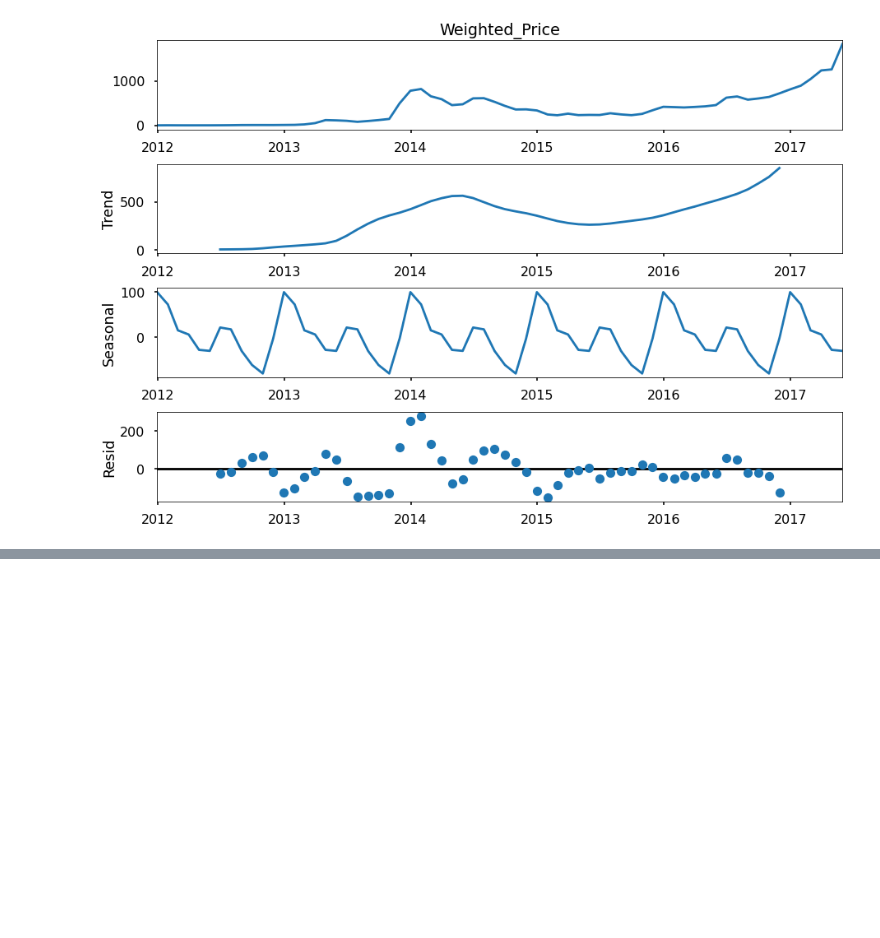
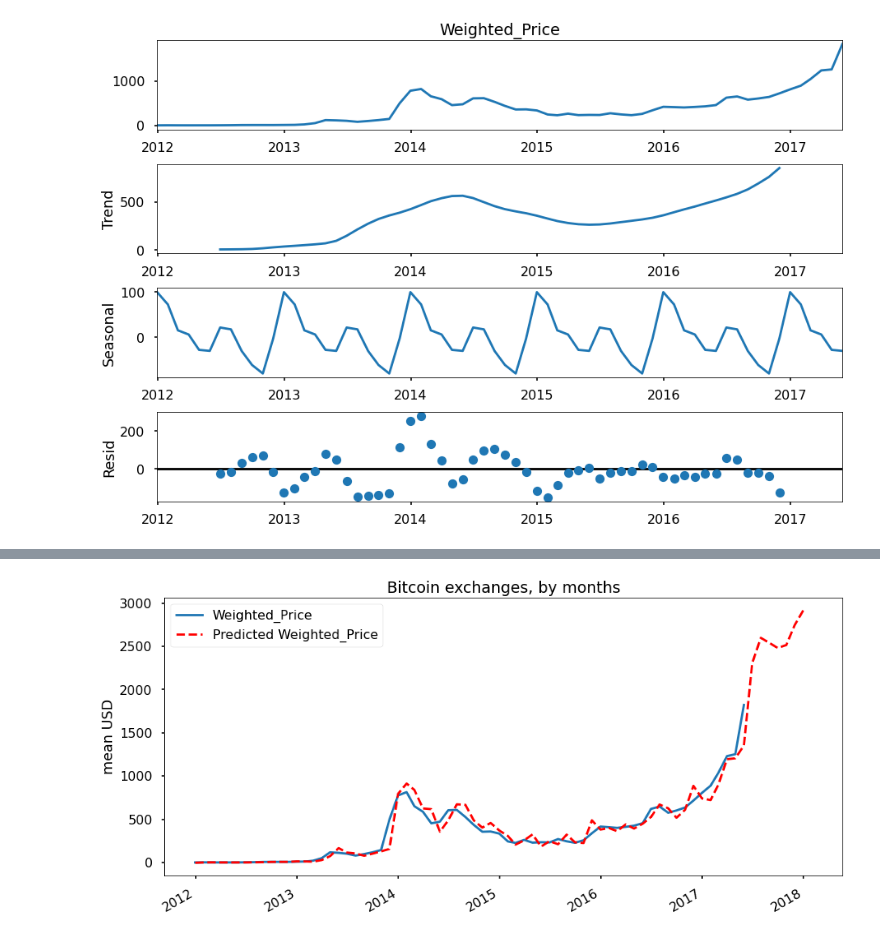
Before and after one commit to Rafa-77/Data-Analysis, a Jupyter notebook: 02 - Bitcoin Price Prediction/ARIMAmain.ipynb, the cells around one changed output, grey strips where cells are left out. Saved outputs shown, nothing was run; the diff lists cells and outputs as text; code cells hidden in the pictures; blank space fills up the shorter version.

```diff
--- a/02 - Bitcoin Price Prediction/ARIMAmain.ipynb
+++ b/02 - Bitcoin Price Prediction/ARIMAmain.ipynb
@@ -115,0 +239,25 @@ Dickey–Fuller test: p=0.997760
+# %%
+# Inverse Box-Cox Transformation Function
+def invboxcox(y,lmbda):
+   if lmbda == 0:
+      return(np.exp(y))
+   else:
+      return(np.exp(np.log(lmbda*y+1)/lmbda))
+# %%
+# Prediction
+df_month2 = df_month[['Weighted_Price']]
+date_list = [datetime(2017, 6, 30), datetime(2017, 7, 31), datetime(2017, 8, 31), datetime(2017, 9, 30),
+             datetime(2017, 10, 31), datetime(2017, 11, 30), datetime(2017, 12, 31), datetime(2018, 1, 31),
+             datetime(2018, 1, 28)]
+future = pd.DataFrame(index=date_list, columns= df_month.columns)
+df_month2 = pd.concat([df_month2, future])
+df_month2['forecast'] = invboxcox(best_model.predict(start=0, end=75), lmbda)
+plt.figure(figsize=(15,7))
+df_month2.Weighted_Price.plot()
+df_month2.forecast.plot(color='r', ls='--', label='Predicted Weighted_Price')
+plt.legend()
+plt.title('Bitcoin exchanges, by months')
+plt.ylabel('mean USD')
+plt.show()
+# %% [output]
+[figure, added]
```
Also changed, not shown: parts of 15 cells of this notebook.
